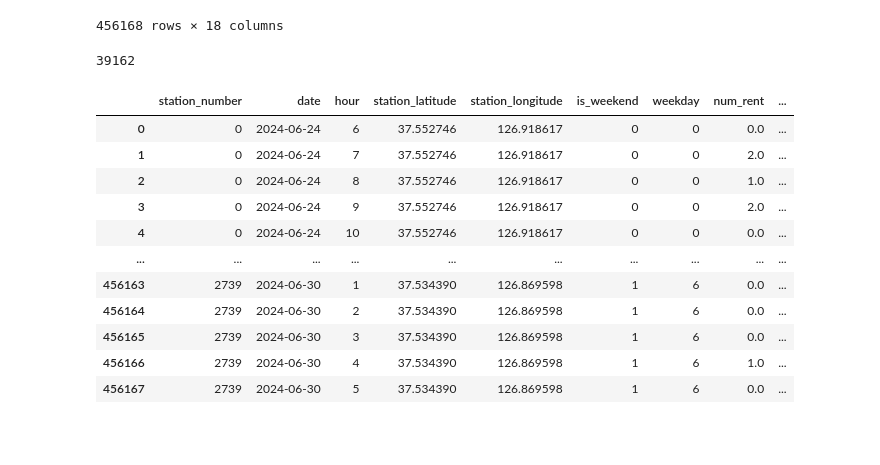
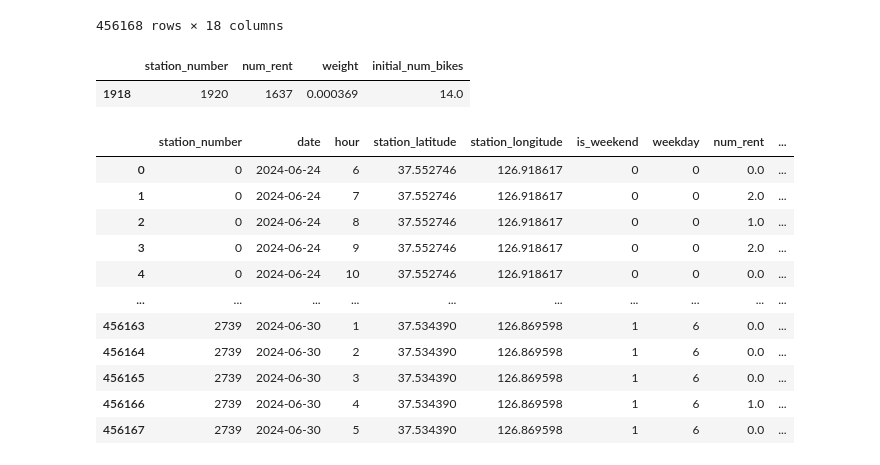
Before and after one commit to taehan1024/seoul-bike-rental, a Jupyter notebook: 1. PoissonGAM.ipynb, the cells around one changed output. Cells and saved outputs as stored; diff of their text form; code cells hidden in the pictures; blank space fills up the shorter version.

```diff
--- a/1. PoissonGAM.ipynb
+++ b/1. PoissonGAM.ipynb
@@ -274,9 +275,10 @@ operated_hours_test
 | 456167 | 2739 | 2024-06-30 | 5 | 37.534390 | 126.869598 | 1 | 6 | 0.0 | ... |
 456168 rows × 18 columns
 # %%
-num_bike
+initial_num_bikes[initial_num_bikes['station_number']==1920]
 # %% [output]
-39162
+|  | station_number | num_rent | weight | initial_num_bikes |
+| 1918 | 1920 | 1637 | 0.000369 | 14.0 |
 # %%
 # calculate probabilties of bike shortage for each station and each hour
 operated_hours_test['prob_shortage'] = operated_hours_test.apply(lambda x: skellam.cdf(-1 * x['initial_num_bikes'], x['net_return_pred'], x['net_rent_pred']), axis=1)
```
Also changed, not shown: parts of 5 cells of this notebook, 1 other file.
